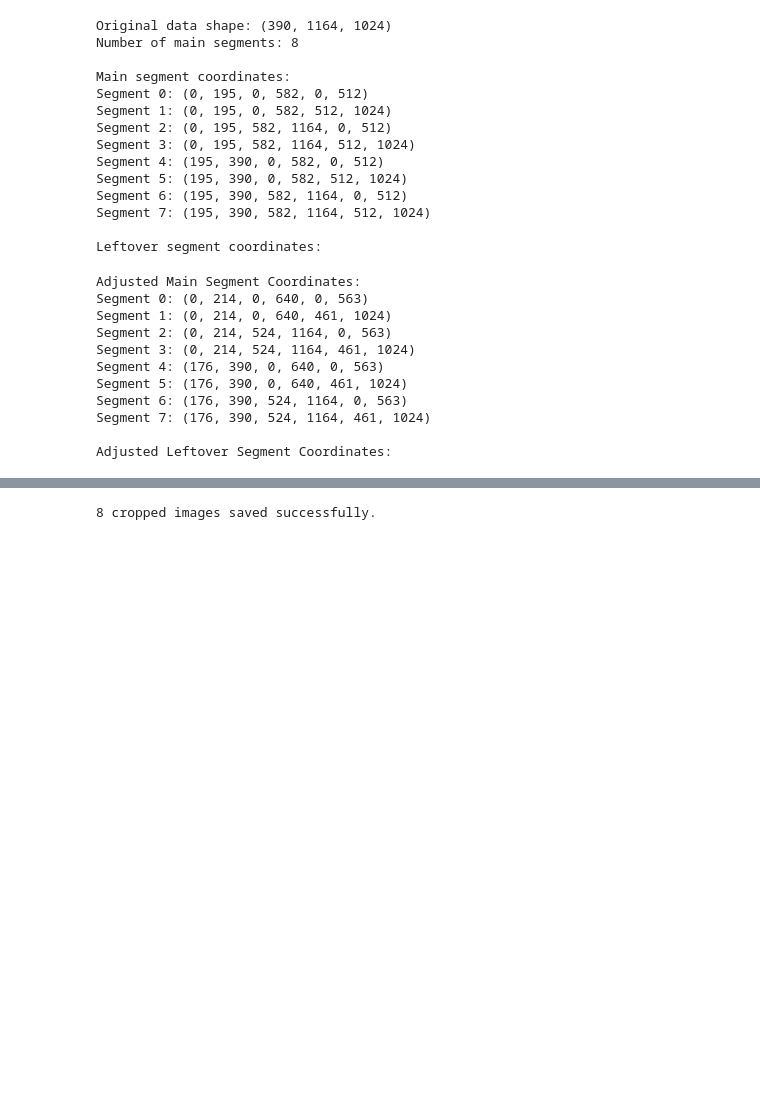
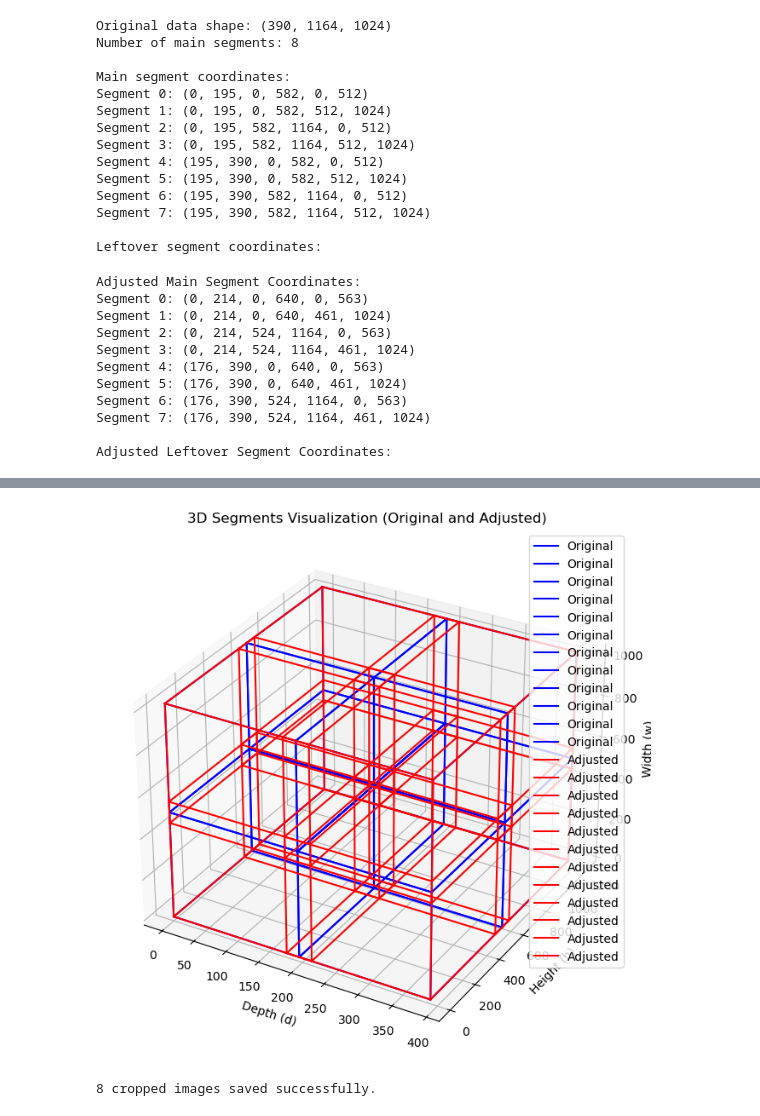
Before and after one commit to xiwang3236/Image_processing_tools, a Jupyter notebook: Segmentation.ipynb, the cells around one changed output, grey strips where cells are left out. Saved outputs shown, nothing was run; the diff lists cells and outputs as text; code cells hidden in the pictures; blank space fills up the shorter version.

```diff
--- a/Segmentation.ipynb
+++ b/Segmentation.ipynb
@@ -22,6 +22,7 @@ Max value: 15334
 Mean value: 367.99247905110377
 # %%
 def segment_3d_with_coordinates(data, partition_d=2, partition_h=2, partition_w=2):
+
     """
     Segments 3D data and returns both segments and their coordinates
 
@@ -34,22 +35,14 @@ def segment_3d_with_coordinates(data, partition_d=2, partition_h=2, partition_w=
     depth, height, width = data.shape
 
 
-    # # If height_size and width_size are tuples, get their first elements
-    # height_size = height if isinstance(height_size, tuple) else height
-    # width_size = width if isinstance(width_size, tuple) else width
-    # depth_size = depth if isinstance(depth_size, tuple) else depth
-
     # Now perform the integer division
-    n_depth = partition_d = 2
-    n_height = partition_h = 2
-    n_width = partition_w = 2
+    n_depth = partition_d
+    n_height = partition_h
+    n_width = partition_w
 
     depth_size = depth // partition_d
     height_size = height // partition_h
     width_size = width // partition_w
-
-    # n_height = height //
-    # n_width = width // width_size
 
     main_segments = []
     main_coordinates = []
@@ -83,7 +76,6 @@ def segment_3d_with_coordinates(data, partition_d=2, partition_h=2, partition_w=
             leftover_segments.append(leftover_d)
             leftover_coordinates.append((d_start, d_end, 0, h_end, 0, w_end))
 
-
     # Handle leftover in height
     if height % height_size != 0:
         d_end = depth_size * n_depth
@@ -260,3 +263,69 @@ Adjusted Leftover Segment Coordinates:
+# %%
+import matplotlib.pyplot as plt
+
+
+fig = plt.figure(figsize=(10, 8))
+ax = fig.add_subplot(111, projection='3d')
+
+# Draw original segments in blue
+for coords in main_coords:
+    d_start, d_end, h_start, h_end, w_start, w_end = coords
+
+    edges = [
+        ((d_start, h_start, w_start), (d_start, h_start, w_end)),
+        ((d_start, h_start, w_start), (d_start, h_end, w_start)),
+        ((d_start, h_start, w_start), (d_end, h_start, w_start)),
+        ((d_start, h_end, w_start), (d_start, h_end, w_end)),
+        ((d_start, h_end, w_start), (d_end, h_end, w_start)),
+        ((d_start, h_start, w_end), (d_start, h_end, w_end)),
+        ((d_start, h_start, w_end), (d_end, h_start, w_end)),
+        ((d_end, h_start, w_start), (d_end, h_start, w_end)),
+        ((d_end, h_start, w_start), (d_end, h_end, w_start)),
+        ((d_start, h_end, w_end), (d_end, h_end, w_end)),
+        ((d_end, h_end, w_start), (d_end, h_end, w_end)),
+        ((d_end, h_start, w_end), (d_end, h_end, w_end))
+    ]
+
+    for start, end in edges:
+        x_vals = [start[0], end[0]]
+        y_vals = [start[1], end[1]]
+        z_vals = [start[2], end[2]]
+        ax.plot(x_vals, y_vals, z_vals, color='b', label='Original' if coords == main_coords[0] else "")
+
+# Draw adjusted segments in red
+for coords in adjusted_main:
+    d_start, d_end, h_start, h_end, w_start, w_end = coords
+
+    edges = [
+        ((d_start, h_start, w_start), (d_start, h_start, w_end)),
+        ((d_start, h_start, w_start), (d_start, h_end, w_start)),
+        ((d_start, h_start, w_start), (d_end, h_start, w_start)),
+        ((d_start, h_end, w_start), (d_start, h_end, w_end)),
+        ((d_start, h_end, w_start), (d_end, h_end, w_start)),
+        ((d_start, h_start, w_end), (d_start, h_end, w_end)),
+        ((d_start, h_start, w_end), (d_end, h_start, w_end)),
+        ((d_end, h_start, w_start), (d_end, h_start, w_end)),
+        ((d_end, h_start, w_start), (d_end, h_end, w_start)),
+        ((d_start, h_end, w_end), (d_end, h_end, w_end)),
+        ((d_end, h_end, w_start), (d_end, h_end, w_end)),
+        ((d_end, h_start, w_end), (d_end, h_end, w_end))
+    ]
+
+    for start, end in edges:
+        x_vals = [start[0], end[0]]
+        y_vals = [start[1], end[1]]
+        z_vals = [start[2], end[2]]
+        ax.plot(x_vals, y_vals, z_vals, color='r', label='Adjusted' if coords == adjusted_main[0] else "")
+
+# Set labels and show plot
+ax.set_xlabel('Depth (d)')
+ax.set_ylabel('Height (h)')
+ax.set_zlabel('Width (w)')
+ax.set_title('3D Segments Visualization (Original and Adjusted)')
+ax.legend()
+plt.show()
+# %% [output]
+[figure, added]
 # %%
 import numpy as np
 import tifffile as tiff
```
Also changed, not shown: parts of 3 cells of this notebook.
